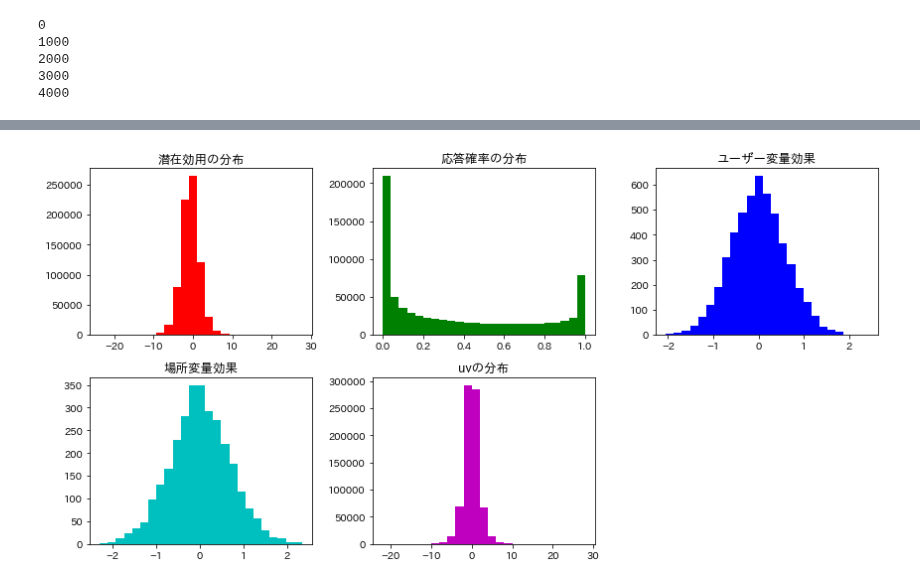
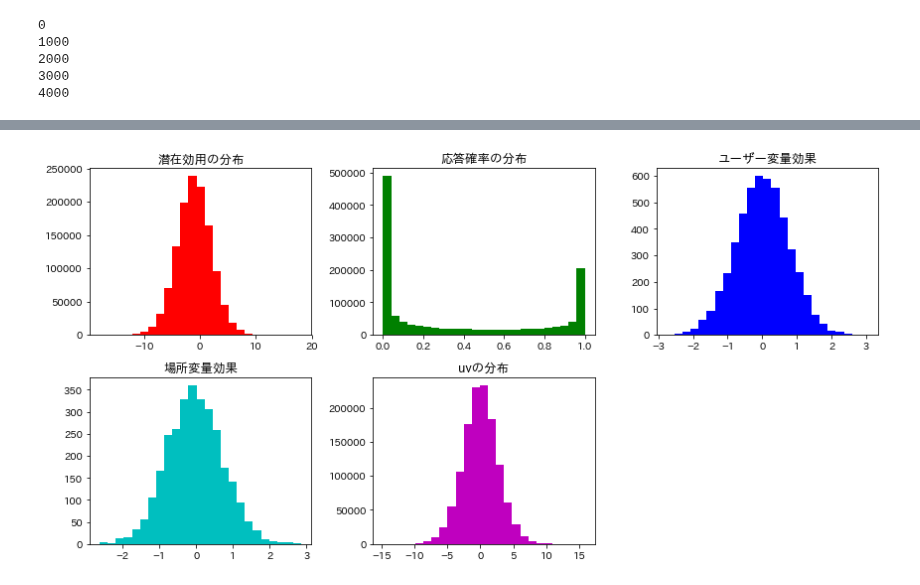
Before and after one commit to shiny-colors/Machine_Learning_Python, a Jupyter notebook: Spatio-temporal_Tensor_Decomposition.ipynb, the cells around one changed output, grey strips where cells are left out. Drawn from its saved outputs; the diff is of its cells as text; code cells hidden in the pictures.

```diff
--- a/Spatio-temporal_Tensor_Decomposition.ipynb
+++ b/Spatio-temporal_Tensor_Decomposition.ipynb
@@ -184,51 +191,50 @@ for i in range(date):
 # %%
 ####応答変数を生成####
-per_min = 150; per_max = 150
+per_min = 175; per_max = 175
 rp = 0
 while True:
     rp = rp + 1
-    print(rp)
 
     ##パラメータの生成
     #階層モデルの事前分布の生成
     alpha_u = np.repeat(0.0, k1)
     alpha_v = np.zeros((k1, k1, way_n))
     for j in range(way_n):
-        alpha_v[:, :, j] = np.random.normal(0, 0.2, k1*k1).reshape(k1, k1)
-    alpha_h = np.random.multivariate_normal(np.repeat(0.0, k2), np.diag(np.repeat(0.5, k2)), day)
-    alpha_d = np.random.multivariate_normal(np.repeat(0.0, k2), np.diag(np.repeat(0.5, k2)), week)
-    alpha_m = np.random.multivariate_normal(np.repeat(0.0, k2), np.diag(np.repeat(0.5, k2)), year)
-    omega = np.random.normal(0, 0.5, k1*k2).reshape(k2, k1)
-    tau_u = np.array([0.6])
-    tau_v = np.array([0.7])
-    Cov_u = np.diag(np.repeat(0.75, k1))
-    Cov_v = np.diag(np.repeat(0.25, k1))
-    Cov_d = np.diag(np.repeat(0.25, k1))
+        alpha_v[:, :, j] = np.random.normal(0, 0.1, k1*k1).reshape(k1, k1)
+    alpha_h = np.random.multivariate_normal(np.repeat(0.0, k2), np.diag(np.repeat(0.1, k2)), day)
+    alpha_d = np.random.multivariate_normal(np.repeat(1.0, k2), np.diag(np.repeat(0.1, k2)), week)
+    alpha_m = np.random.multivariate_normal(np.repeat(1.0, k2), np.diag(np.repeat(0.1, k2)), year)
+    omega = np.random.normal(0, 0.3, k1*k2).reshape(k2, k1)
+    tau_u = np.array([0.75])
+    tau_v = np.array([0.75])
+    Cov_u = np.diag(np.repeat(0.5, k1))
+    Cov_v = np.diag(np.repeat(0.1, k1))
+    Cov_d = np.diag(np.repeat(0.1, k1))
     alphat_u = alpha_u.copy(); alphat_v = alpha_v.copy()
     alphat_h = alpha_h.copy(); alphat_d = alpha_d.copy(); alphat_m = alpha_m.copy(); omegat = omega.copy()
     taut_u = tau_u.copy(); taut_v = tau_v.copy(); Covt_u = Cov_u.copy(); Covt_v = Cov_v.copy(); Covt_d = Cov_d.copy()
 
     #モデルパラメータの生成
     Sigma = np.array([1.0])
-    beta = np.array([-0.7])
+    beta = np.array([-1.0])
     beta_u = np.random.normal(0, tau_u, hh)
     beta_v = np.random.normal(0, tau_v, location)
     theta_u = np.random.multivariate_normal(alpha_u, Cov_u, hh)
     betat = beta.copy(); betat_u = beta_u.copy(); betat_v = beta_v.copy(); thetat_u = theta_u.copy()
 
     #locationの特徴行列を生成
-    theta_v0 = np.random.multivariate_normal(np.repeat(0.0, k1), np.diag(np.repeat(0.25, k1)), location)
-    theta_v1 = np.zeros((location, k1))
+    theta_v0 = np.random.multivariate_normal(np.repeat(0.0, k1), np.diag(np.repeat(0.1, k1)), location)
+    mu_location = np.zeros((location, k1))
     for i in range(target):
         for j in range(way_n):
             index = ways_list[i][j]
-            theta_v1[index, ] += np.dot(theta_v0[neighbor_id[index, i], ] * neighbor_dist[index, i][:, np.newaxis], alpha_v[:, :, j])
-    theta_v = theta_v1 + np.random.multivariate_normal(np.repeat(0, k1), Cov_v, location)
-    thetat_v = theta_v.copy()
+            mu_location[index, ] += np.dot(theta_v0[neighbor_id[index, i], ] * neighbor_dist[index, i][:, np.newaxis], alpha_v[:, :, j])
+    theta_v = mu_location + np.random.multivariate_normal(np.repeat(1.0, k1), Cov_v, location)
+    mut_location = mu_location.copy(); thetat_v0 = theta_v0.copy(); thetat_v = theta_v.copy()
 
     #時間の特徴行列を生成
     mu_date = np.dot(alpha_h[hour_id0, ] * alpha_d[day_id0, ] * alpha_m[month_id0, ], omega)
-    theta_d = mu_date + np.random.multivariate_normal(np.repeat(0.0, k1), Cov_d, date)
+    theta_d = mu_date + np.random.multivariate_normal(np.repeat(1.0, k1), Cov_d, date)
     thetat_d = theta_d.copy()
 
     ##正規分布から応答変数を生成
@@ -243,6 +249,7 @@ while True:
     Prob = norm.cdf(mu, 0, Sigma)
 
     #break条件
-    if ((np.mean(y) > 0.2) & (np.mean(y) < 0.4) & (np.sum(U <= -7.5) < hhpt/per_min) & (np.sum(U > 7.5) < hhpt/per_max)):
+    print([rp, np.round(np.mean(y), 3)])
+    if ((np.mean(y) > 0.2) & (np.mean(y) < 0.4) & (np.sum(U <= -10.0) < hhpt/per_min) & (np.sum(U > 10.0) < hhpt/per_max)):
         break
 # %% [output]
@@ -259,19 +257,20 @@ while True:
 # %%
 #潜在変数ごとのヒストグラム
+UT = U.copy()
 dt = [U, Prob, beta_u, beta_v, uv]
 fig_range = np.append(np.array([np.min(U), 0, np.min(beta_u), np.min(beta_v), np.min(uv)]),
                       np.array([np.max(U), 1.0, np.max(beta_u), np.max(beta_v), np.max(uv)])).reshape(2, len(dt))
 colorlist = ["r", "g", "b", "c", "m", "y", "k", "w"]
 legend = ["潜在効用の分布", "応答確率の分布", "ユーザー変量効果", "場所変量効果", "uvの分布"]
 fig = plt.figure(figsize=(12.0, 6.0))
 for j in range(len(dt)):
     ax = fig.add_subplot(2, 3, j+1)
     ax.hist(dt[j],  bins=25, range=(fig_range[0, j], fig_range[1, j]), color=colorlist[j])
     plt.title(legend[j], fontsize=12.5)
 fig.tight_layout()
 plt.show()
 # %% [output]
-[figure, old version]
+[figure, new version]
 # %%
 ####マルコフ連鎖モンテカルロ法でパラメータを推定####
 ##切断正規分布の乱数を発生させる関数
```
Also changed, not shown: parts of 15 cells of this notebook.
